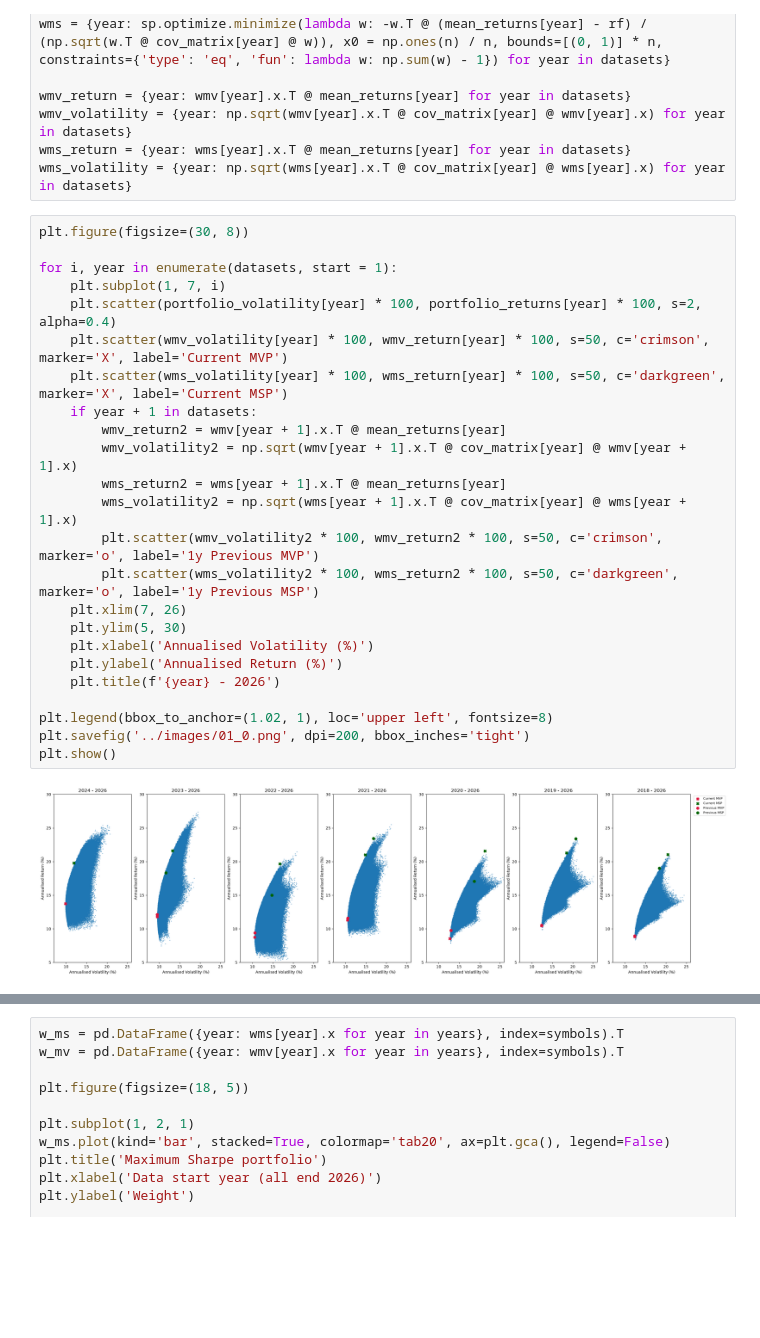
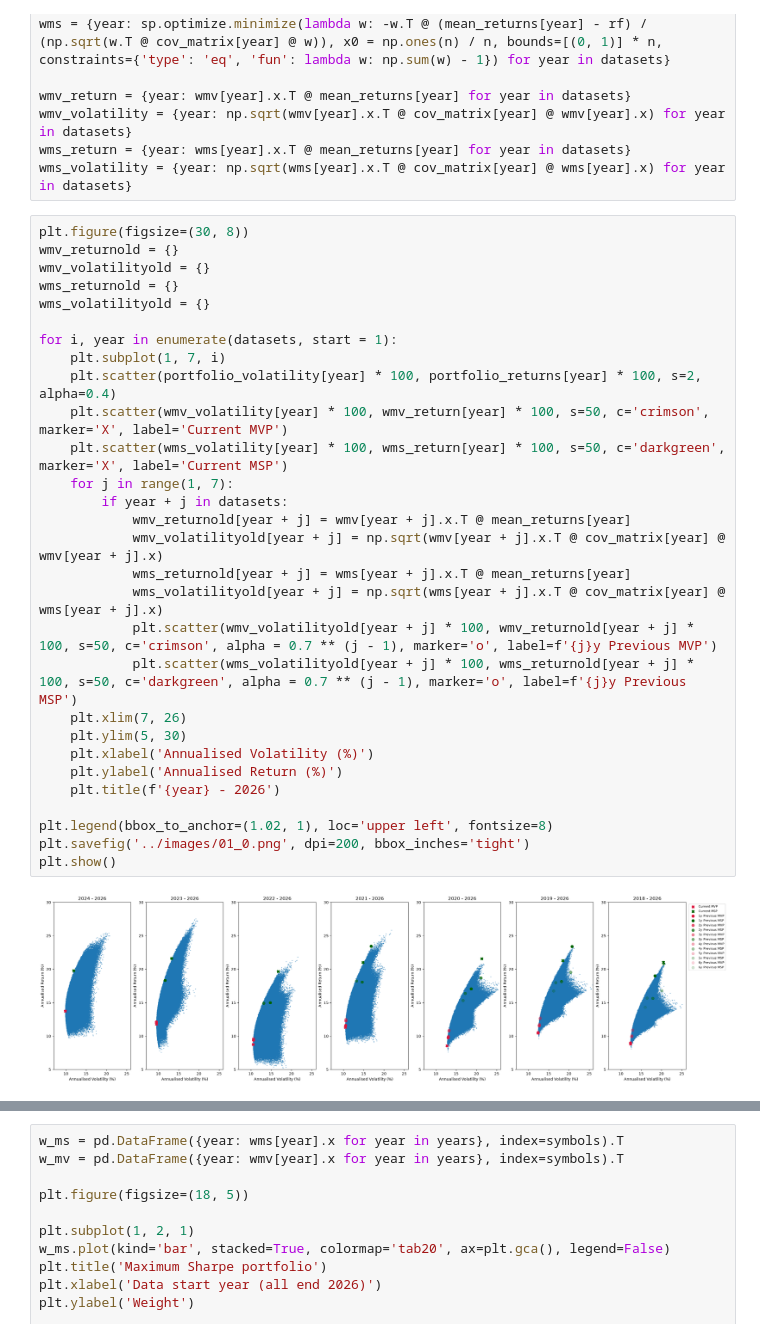
Before and after one commit to ThijsvdLeemkolk/quant-finance, a Jupyter notebook: notebooks/01_historical_impact_ef.ipynb, the cells around one changed output, grey strips where cells are left out. Cells and saved outputs as stored; diff of their text form; blank space fills up the shorter version.

Commit message:
Add shade of previous portfolios

```diff
--- a/notebooks/01_historical_impact_ef.ipynb
+++ b/notebooks/01_historical_impact_ef.ipynb
@@ -66,27 +67,32 @@ wms_return = {year: wms[year].x.T @ mean_returns[year] for year in datasets}
 wms_volatility = {year: np.sqrt(wms[year].x.T @ cov_matrix[year] @ wms[year].x) for year in datasets}
 # %%
 plt.figure(figsize=(30, 8))
+wmv_returnold = {}
+wmv_volatilityold = {}
+wms_returnold = {}
+wms_volatilityold = {}
 
 for i, year in enumerate(datasets, start = 1):
     plt.subplot(1, 7, i)
     plt.scatter(portfolio_volatility[year] * 100, portfolio_returns[year] * 100, s=2, alpha=0.4)
     plt.scatter(wmv_volatility[year] * 100, wmv_return[year] * 100, s=50, c='crimson', marker='X', label='Current MVP')
     plt.scatter(wms_volatility[year] * 100, wms_return[year] * 100, s=50, c='darkgreen', marker='X', label='Current MSP')
-    if year + 1 in datasets:
-        wmv_return2 = wmv[year + 1].x.T @ mean_returns[year]
-        wmv_volatility2 = np.sqrt(wmv[year + 1].x.T @ cov_matrix[year] @ wmv[year + 1].x)
-        wms_return2 = wms[year + 1].x.T @ mean_returns[year]
-        wms_volatility2 = np.sqrt(wms[year + 1].x.T @ cov_matrix[year] @ wms[year + 1].x)
-        plt.scatter(wmv_volatility2 * 100, wmv_return2 * 100, s=50, c='crimson', marker='o', label='1y Previous MVP')
-        plt.scatter(wms_volatility2 * 100, wms_return2 * 100, s=50, c='darkgreen', marker='o', label='1y Previous MSP')
+    for j in range(1, 7):
+        if year + j in datasets:
+            wmv_returnold[year + j] = wmv[year + j].x.T @ mean_returns[year]
+            wmv_volatilityold[year + j] = np.sqrt(wmv[year + j].x.T @ cov_matrix[year] @ wmv[year + j].x)
+            wms_returnold[year + j] = wms[year + j].x.T @ mean_returns[year]
+            wms_volatilityold[year + j] = np.sqrt(wms[year + j].x.T @ cov_matrix[year] @ wms[year + j].x)
+            plt.scatter(wmv_volatilityold[year + j] * 100, wmv_returnold[year + j] * 100, s=50, c='crimson', alpha = 0.7 ** (j - 1), marker='o', label=f'{j}y Previous MVP')
+            plt.scatter(wms_volatilityold[year + j] * 100, wms_returnold[year + j] * 100, s=50, c='darkgreen', alpha = 0.7 ** (j - 1), marker='o', label=f'{j}y Previous MSP')
     plt.xlim(7, 26)
     plt.ylim(5, 30)
     plt.xlabel('Annualised Volatility (%)')
     plt.ylabel('Annualised Return (%)')
     plt.title(f'{year} - 2026')
 
 plt.legend(bbox_to_anchor=(1.02, 1), loc='upper left', fontsize=8)
 plt.savefig('../images/01_0.png', dpi=200, bbox_inches='tight')
 plt.show()
 # %% [output]
-[figure, old version]
+[figure, new version]
```
Also changed, not shown: parts of 4 cells of this notebook, 3 other files.
